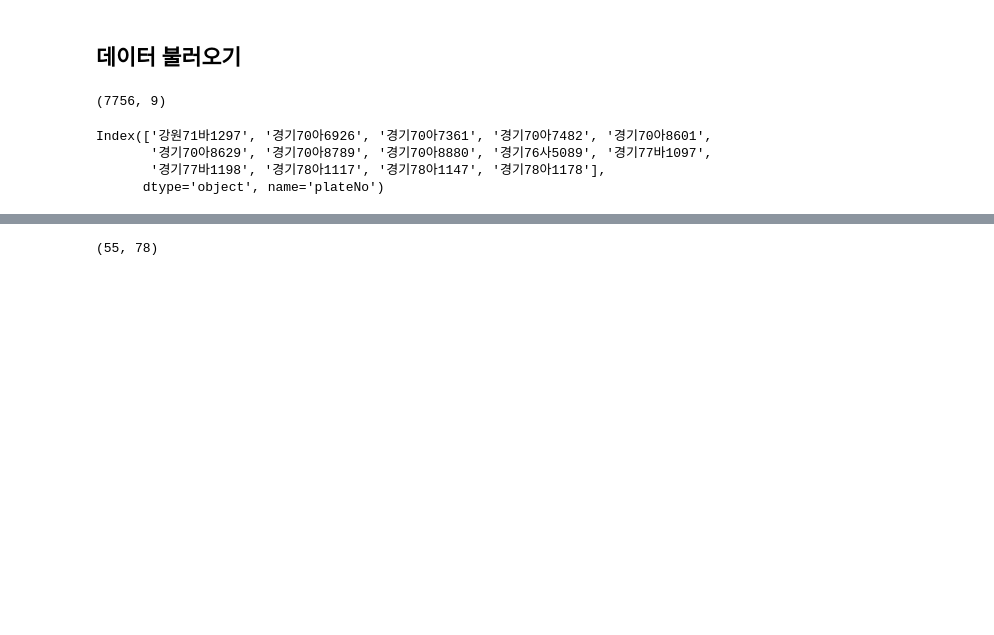
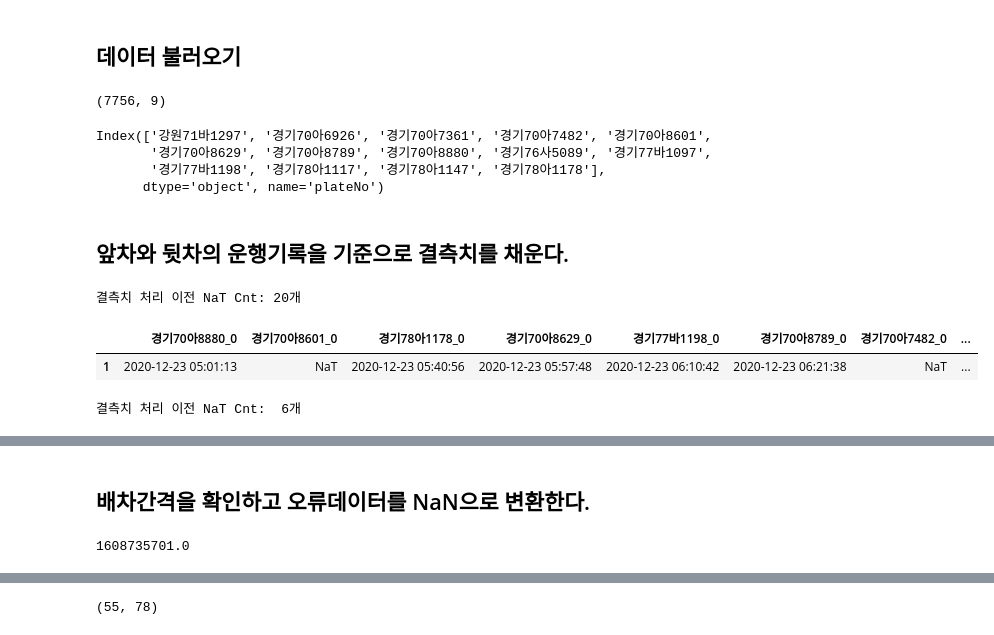
Before and after one commit to pilltong/Data-Structure-Project, a Jupyter notebook: BTTA_MakeTimeTable.ipynb, the cells around one changed output, grey strips where cells are left out. Cells and saved outputs as stored; diff of their text form; code cells hidden in the pictures; blank space fills up the shorter version.

```diff
--- a/BTTA_MakeTimeTable.ipynb
+++ b/BTTA_MakeTimeTable.ipynb
@@ -329,3 +298,56 @@ while(lineIndex < 0):
 sortedDfColumns = temp_df.sort_values(by=lineIndex, axis=1).columns
 oneDay_df = _oneDay_df[sortedDfColumns]
 # oneDay_df
+# %% [markdown]
+## 앞차와 뒷차의 운행기록을 기준으로 결측치를 채운다.
+# %%
+'''
+01. 데이터프레임의 행 하나(시리즈)를 가져온다.
+02. 시리즈의 각 데이터에서 기준시간을 빼서 timedelta 타입으로 변환한다.
+    메소드 'interpolate'를 호출하기 위해선 데이터 타입이 'timedelta'여야 한다.
+03. Series.interpolate()를 호출하여 결측치를 채운다.
+04. timedelta 타입 데이터를 datetime 타입으로 형 변환한다.
+05. 시리즈를 반환한다. 함수 종료.
+'''
+isShowInfo = True
+
+# 1.
+datetimeArr = oneDay_df.iloc[0]
+
+# 2. 시리즈(np.array)에서 기준시간을 뺀다. 데이터 타입이 timedelta로 바뀐다.
+sampleTime = np.datetime64('1970-01-01')
+timedeltaArr = datetimeArr - sampleTime
+timedeltaSeries = pd.Series(timedeltaArr)
+totalSecondsSeries = timedeltaSeries.dt.total_seconds()
+
+# *데이터 확인
+if (isShowInfo):
+    # Count NaT
+    beforeNullCnt = timedeltaSeries.isnull().sum()
+    print(f"결측치 처리 이전 NaT Cnt:{beforeNullCnt:3d}개")
+
+    # Display numpy array dataframe style
+    tempDfTDS = pd.DataFrame(datetimeArr).transpose()
+    display(tempDfTDS)
+
+# 3. Series.interpolate() 메소드를 호출하여 결측치를 채운다
+newTimedeltaSeries = totalSecondsSeries.interpolate(limit=1)
+
+# 4.
+newDatetimeSeries = pd.to_datetime(newTimedeltaSeries, unit='s')
+newDatetimeSeries = newDatetimeSeries.dt.strftime('%Y-%m-%d %H:%M:%S')
+
+# *데이터 확인
+if (isShowInfo):
+    # Count NaT
+    beforeNullCnt = newTimedeltaSeries.isnull().sum()
+    print(f"결측치 처리 이전 NaT Cnt:{beforeNullCnt:3d}개")
+
+    # Display numpy array dataframe style
+    tempDfTDS = pd.DataFrame(newDatetimeSeries).transpose()
+    display(tempDfTDS)
+# %% [output]
+결측치 처리 이전 NaT Cnt: 20개
+|  | 경기70아8880_0 | 경기70아8601_0 | 경기78아1178_0 | 경기70아8629_0 | 경기77바1198_0 | 경기70아8789_0 | 경기70아7482_0 | ... |
+| 1 | 2020-12-23 05:01:13 | NaT | 2020-12-23 05:40:56 | 2020-12-23 05:57:48 | 2020-12-23 06:10:42 | 2020-12-23 06:21:38 | NaT | ... |
+결측치 처리 이전 NaT Cnt:  6개
@@ -331,0 +356,6 @@ oneDay_df = _oneDay_df[sortedDfColumns]
+# %% [markdown]
+## 배차간격을 확인하고 오류데이터를 NaN으로 변환한다.
+# %%
+newTimedeltaSeries[42]
+# %% [output]
+1608735701.0
```
Also changed, not shown: parts of 9 cells of this notebook.
